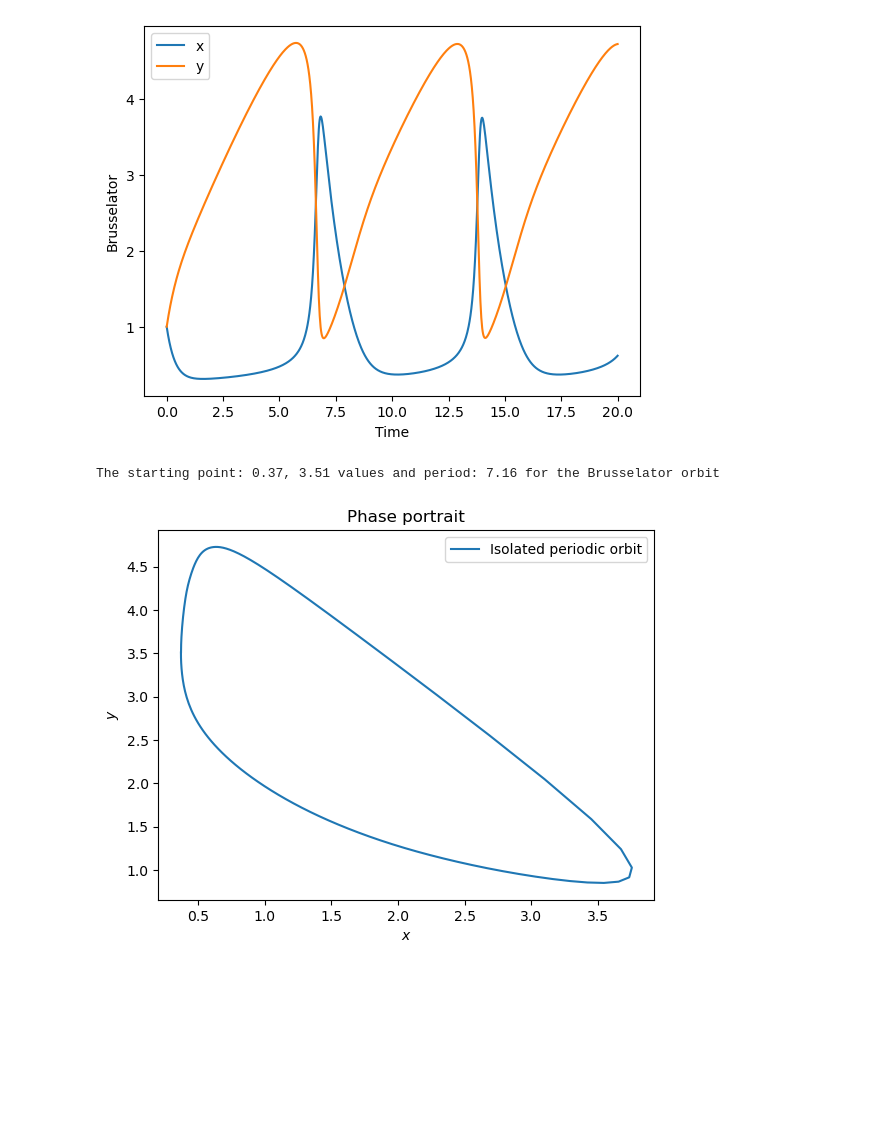
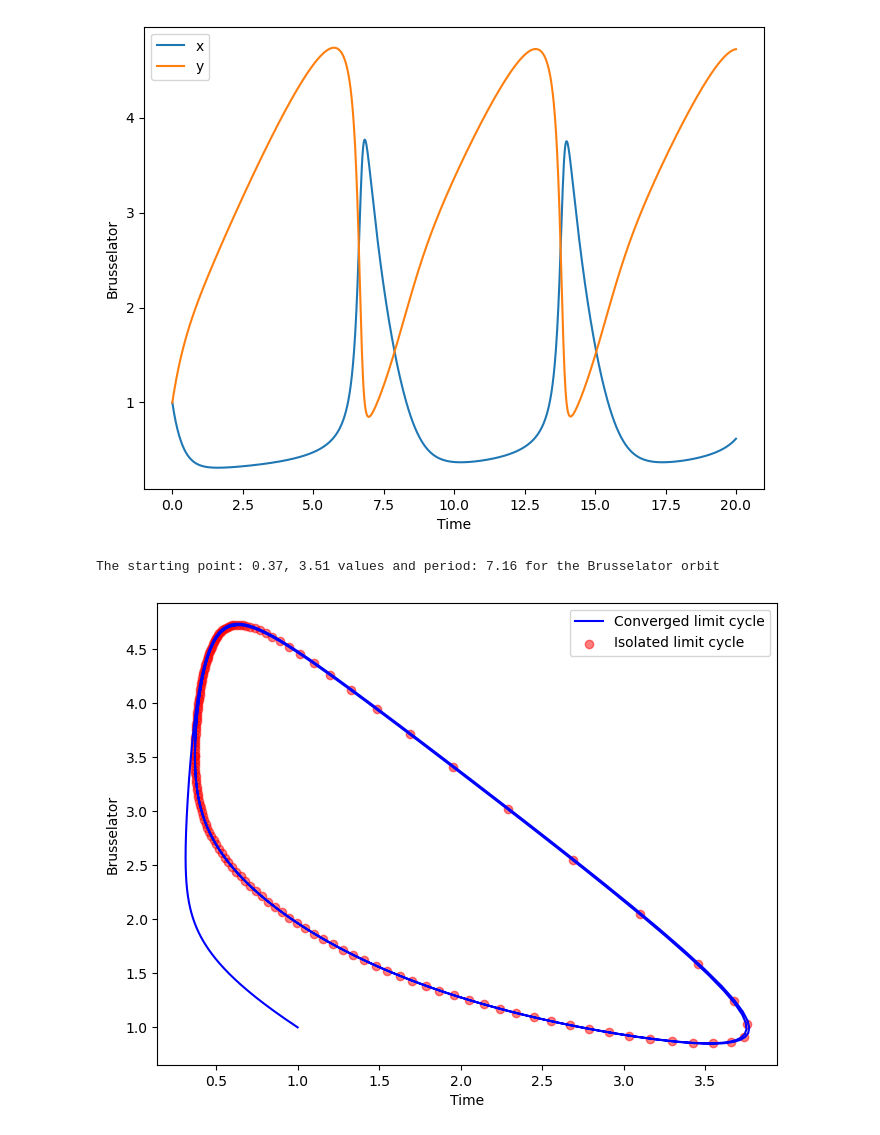
Before and after one commit to edatkinson/Scientific-Computing-3rd-Year-Project, a Jupyter notebook: Work/Report.ipynb, the cells around one changed output. Saved outputs shown, nothing was run; the diff lists cells and outputs as text; code cells hidden in the pictures; blank space fills up the shorter version.

```diff
--- a/Work/Report.ipynb
+++ b/Work/Report.ipynb
@@ -20,6 +20,7 @@ y0 = np.array([1, 1])
 T = 20
 t = np.linspace(0, T, 1000)
 sol = solve_ode(brusselator, y0, t, "rk4", 0.05, pars)
+plt.figure(figsize=(8, 6))
 plt.plot(t, sol[0, :], label='x')
 plt.plot(t, sol[1, :], label='y')
 plt.xlabel('Time')
@@ -27,28 +28,36 @@ plt.ylabel('Brusselator')
 plt.legend()
 plt.show()
 # %% [output]
-[figure, old version]
+[figure, new version]
 # %%
 # %%
 
 #b)
 # For B = 3, use numerical shooting along with a suitable phase condition to identify
 # the coordinates of a starting point along the limit cycle. Determine the oscillation
 # period to two decimal places.
 from scipy.optimize import fsolve
-from bvp_and_shooting import phase_condition, shoot, limit_cycle_finder, phase_portrait_plotter, orbit
+from bvp_and_shooting import shoot, limit_cycle_finder, phase_portrait_plotter, orbit
 
+def phase_condition(ode,u0,pars):
+    return np.array([ode(0,u0,pars)[0]])
 
-pars = [3] #A & B
+pars = [3] #B
 y0 = np.array([2,3,7])
-sol = limit_cycle_finder(brusselator, y0,phase_condition,pars,test=False)
-cycle = orbit(brusselator, sol[:-1], sol[-1], pars)
-print(f'The starting point: {", ".join([f"{val:.2f}" for val in sol[:-1]])} values and period: {sol[-1]:.2f} for the Brusselator orbit')
-fig1 = phase_portrait_plotter(cycle) #plot the limit cycle
+sol_lm = limit_cycle_finder(brusselator, y0,phase_condition,pars,test=False)
+cycle, t = orbit(brusselator, sol_lm[:-1], sol_lm[-1], pars)
+print(f'The starting point: {", ".join([f"{val:.2f}" for val in sol_lm[:-1]])} values and period: {sol_lm[-1]:.2f} for the Brusselator orbit')
+
+plt.figure(figsize=(8, 6))
+plt.plot(sol[0, :],sol[1,:], label='Converged limit cycle', c='blue')
+plt.scatter(cycle[0, :],cycle[1,:], label='Isolated limit cycle', c='red', alpha=0.5)
+plt.xlabel('Time')
+plt.ylabel('Brusselator')
+plt.legend()
 plt.show()
 # %% [output]
 The starting point: 0.37, 3.51 values and period: 7.16 for the Brusselator orbit
-[figure, old version]
+[figure, new version]
 # %%
 # %%
 
```
Also changed, not shown: parts of 11 cells of this notebook.
